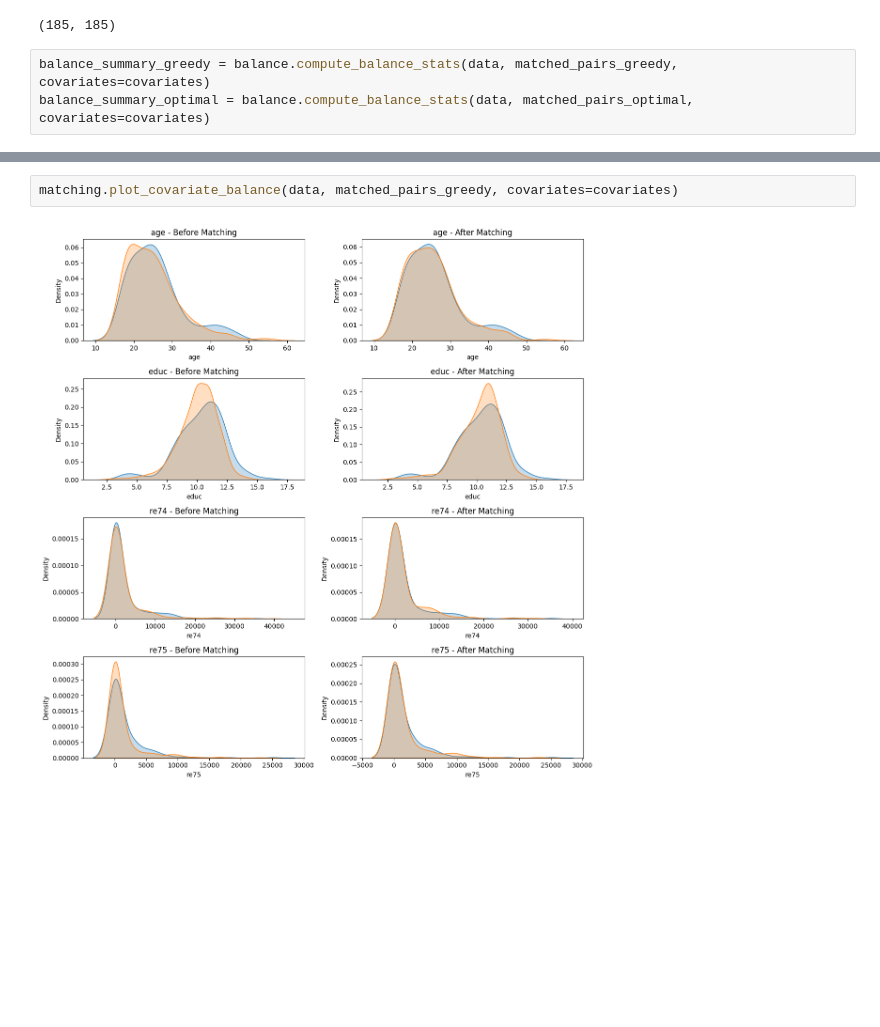
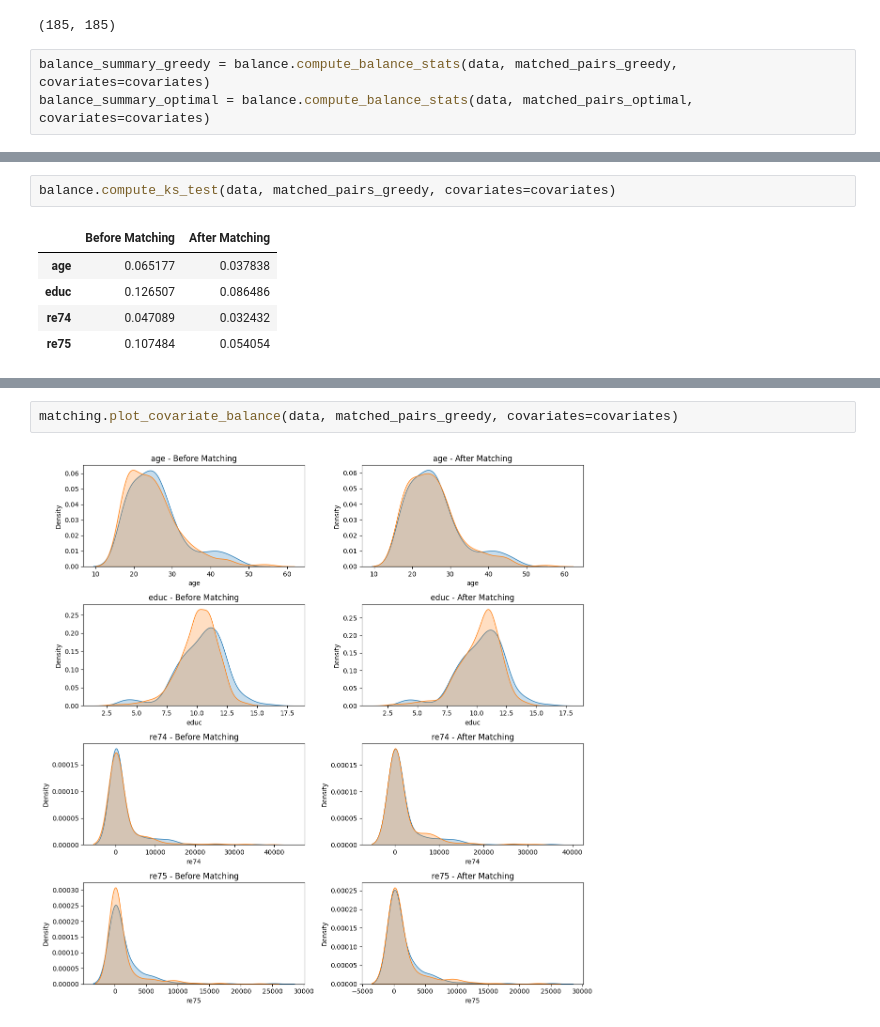
Before and after one commit to cmcap24/data-science-toolkit, a Jupyter notebook: notebooks/matching_example.ipynb, the cells around one changed output, grey strips where cells are left out. Cells and saved outputs as stored; diff of their text form; blank space fills up the shorter version.

```diff
--- a/notebooks/matching_example.ipynb
+++ b/notebooks/matching_example.ipynb
@@ -57,0 +74,8 @@ balance_summary_optimal.abs().T
+# %%
+balance.compute_ks_test(data, matched_pairs_greedy, covariates=covariates)
+# %% [output]
+|  | Before Matching | After Matching |
+| age | 0.065177 | 0.037838 |
+| educ | 0.126507 | 0.086486 |
+| re74 | 0.047089 | 0.032432 |
+| re75 | 0.107484 | 0.054054 |
```
Also changed, not shown: parts of 7 cells of this notebook, 3 other files.
